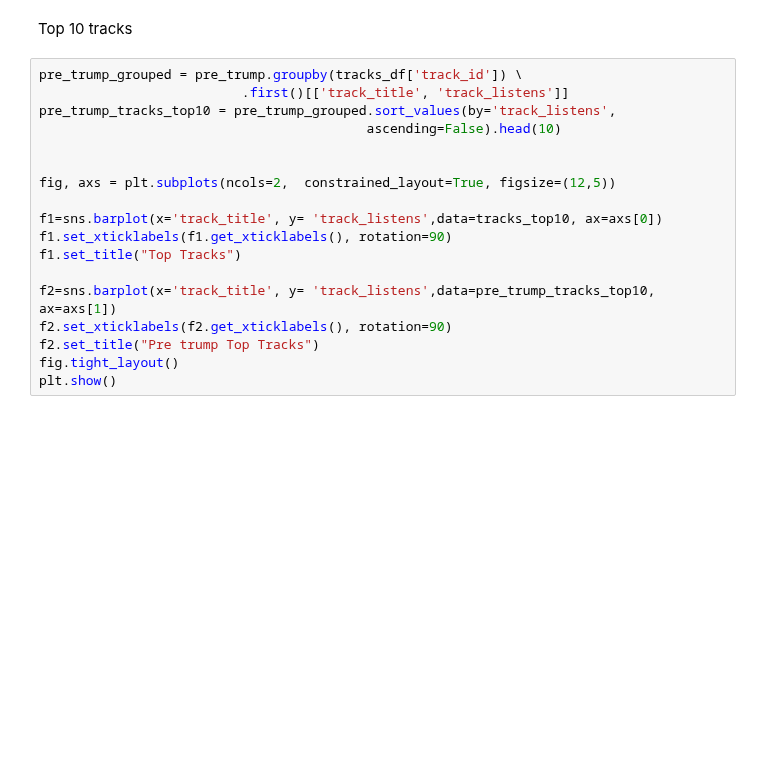
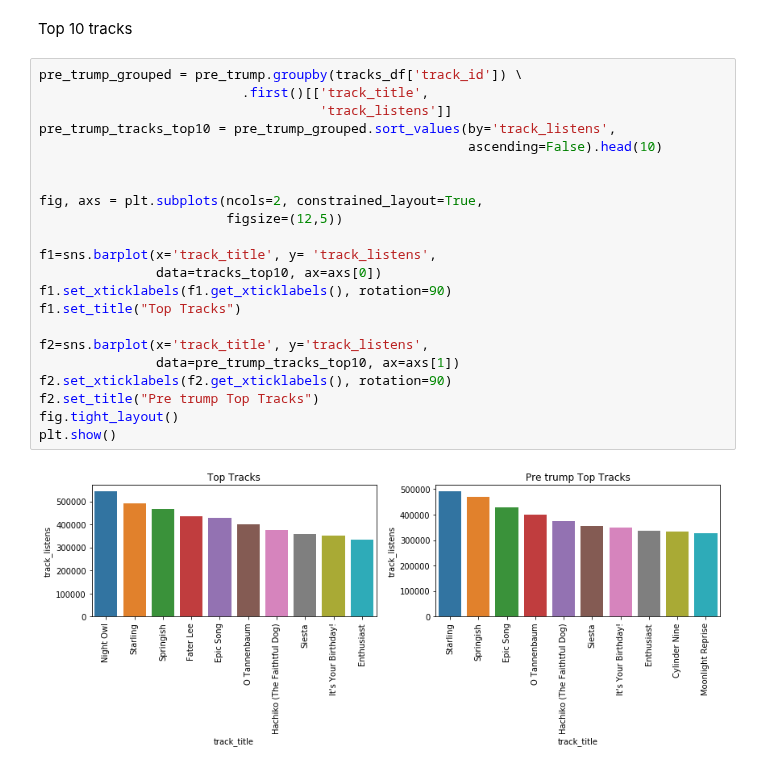
Before and after one commit to AndresMontero/Project, a Jupyter notebook: songs.ipynb, the cells around one changed output. Cells and saved outputs as stored; diff of their text form; blank space fills up the shorter version.

```diff
--- a/songs.ipynb
+++ b/songs.ipynb
@@ -544,21 +749,27 @@ pre_trump
 Top 10 tracks
 # %%
 pre_trump_grouped = pre_trump.groupby(tracks_df['track_id']) \
-                          .first()[['track_title', 'track_listens']]
+                          .first()[['track_title',
+                                    'track_listens']]
 pre_trump_tracks_top10 = pre_trump_grouped.sort_values(by='track_listens',
-                                          ascending=False).head(10)
+                                                       ascending=False).head(10)
 
 
-fig, axs = plt.subplots(ncols=2,  constrained_layout=True, figsize=(12,5))
+fig, axs = plt.subplots(ncols=2, constrained_layout=True,
+                        figsize=(12,5))
 
-f1=sns.barplot(x='track_title', y= 'track_listens',data=tracks_top10, ax=axs[0])
+f1=sns.barplot(x='track_title', y= 'track_listens',
+               data=tracks_top10, ax=axs[0])
 f1.set_xticklabels(f1.get_xticklabels(), rotation=90)
 f1.set_title("Top Tracks")
 
-f2=sns.barplot(x='track_title', y= 'track_listens',data=pre_trump_tracks_top10,  ax=axs[1])
+f2=sns.barplot(x='track_title', y='track_listens',
+               data=pre_trump_tracks_top10, ax=axs[1])
 f2.set_xticklabels(f2.get_xticklabels(), rotation=90)
 f2.set_title("Pre trump Top Tracks")
 fig.tight_layout()
 plt.show()
+# %% [output]
+[figure, added]
 # %%
 pre_trump_albums_grouped = pre_trump.groupby(pre_trump['album_id']) \
```
Also changed, not shown: parts of 33 cells of this notebook.
